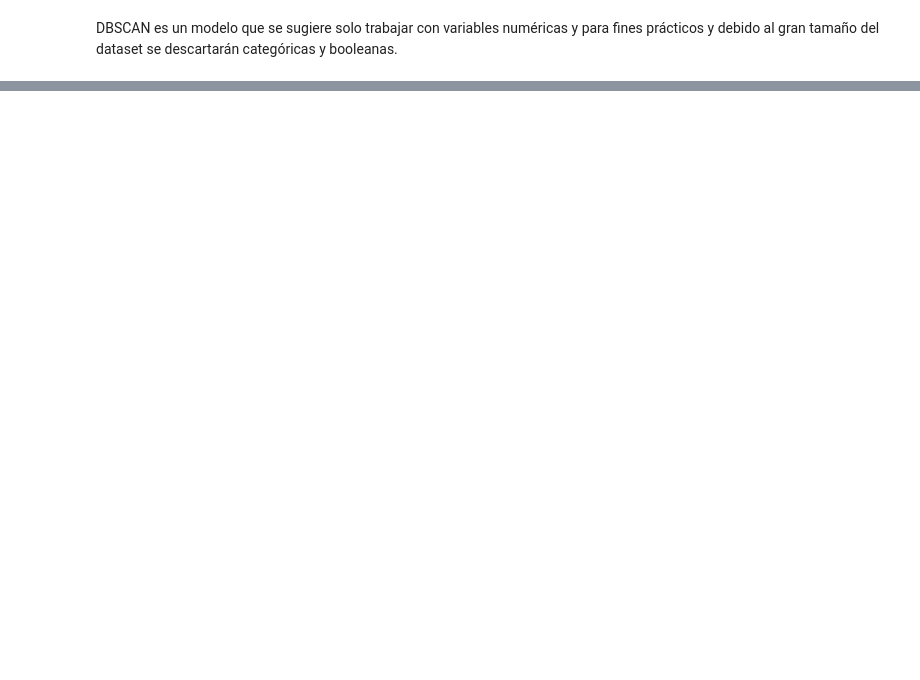
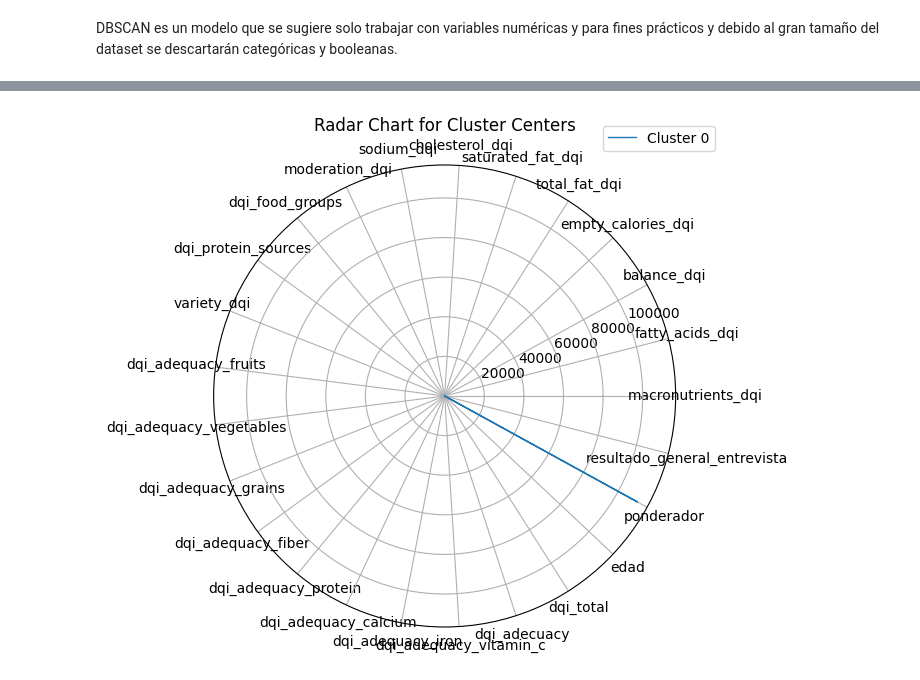
Before and after one commit to christiancalidad/ProyectoIntegradorSep24_Grupo15, a Jupyter notebook: 3.2 Modelo DBSCAN.ipynb, the cells around one changed output, grey strips where cells are left out. Drawn from its saved outputs; the diff is of its cells as text; code cells hidden in the pictures; blank space fills up the shorter version.

```diff
--- a/3.2 Modelo DBSCAN.ipynb
+++ b/3.2 Modelo DBSCAN.ipynb
@@ -52 +56,5 @@ object      2
 Name: count, dtype: int64
+# %%
+# La mayor parte de los datos booleanos del dataset son datos demograficos y no se consideraran para el modelo
+boolean_columns = df_dqi_final.select_dtypes(include=['bool']).columns
+print(boolean_columns)
@@ -74,3 +86,8 @@ Index(['folio_integrante', 'energ_kcal', 'carbohydrt', 'lipid_tot', 'protein',
+# %%
+## Eliminar columnas que no se utilizarán en el proceso de clustering
+df_clustering_pca = df_dqi_final.copy()
+columns_to_drop = ['folio_integrante', 'ponderador', 'grupo', 'resultado_general_entrevista'] + list(boolean_columns)
+df_clustering_pca.drop(columns=columns_to_drop, inplace=True)
 # %% [markdown]
 Nos aseguramos en el código anterior de que no exitan datos nulos
 # %%
@@ -287,0 +204,33 @@ top_10_clusters.plot(kind='bar', title='Top 10 Número de Clusters Encontrados')
+# %%
+# Graficar Chart Radar para los Centros de Clusters
+def plot_radar_chart(df, labels):
+    cluster_data = pd.concat([df, pd.Series(labels, name='Cluster')], axis=1)
+    cluster_centers = cluster_data.groupby('Cluster').mean()
+
+    if -1 in cluster_centers.index:  # Remover puntos de ruido si están presentes
+        cluster_centers = cluster_centers.drop(index=-1)
+
+    categories = cluster_centers.columns
+    num_vars = len(categories)
+
+    angles = np.linspace(0, 2 * np.pi, num_vars, endpoint=False).tolist()
+    angles += angles[:1]
+
+    fig, ax = plt.subplots(figsize=(6, 6), subplot_kw=dict(polar=True))
+
+    for idx, row in cluster_centers.iterrows():
+        values = row.tolist()
+        values += values[:1]
+        ax.plot(angles, values, linewidth=1, linestyle='solid', label=f'Cluster {idx}')
+        ax.fill(angles, values, alpha=0.25)
+
+    ax.set_xticks(angles[:-1])
+    ax.set_xticklabels(categories, fontsize=10)
+    ax.set_title('Radar Chart for Cluster Centers')
+    ax.legend(loc='upper right', bbox_to_anchor=(1.1, 1.1))
+    plt.show()
+# %%
+# Graficar Radar Chart para los Clusters encontrados por DBSCAN
+plot_radar_chart(df_dqi_final, best_labels)
+# %% [output]
+[figure, added]
```
Also changed, not shown: parts of 28 cells of this notebook, 1 other file.
